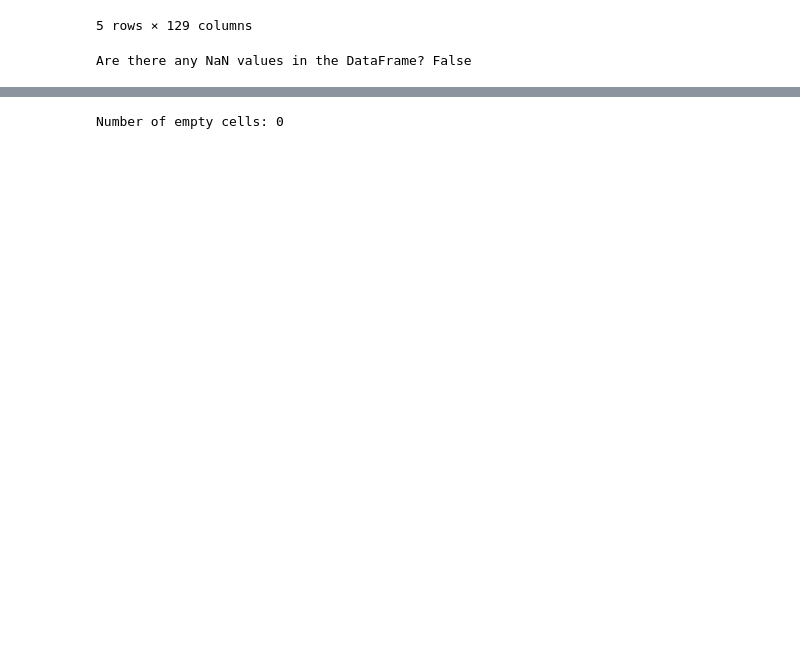
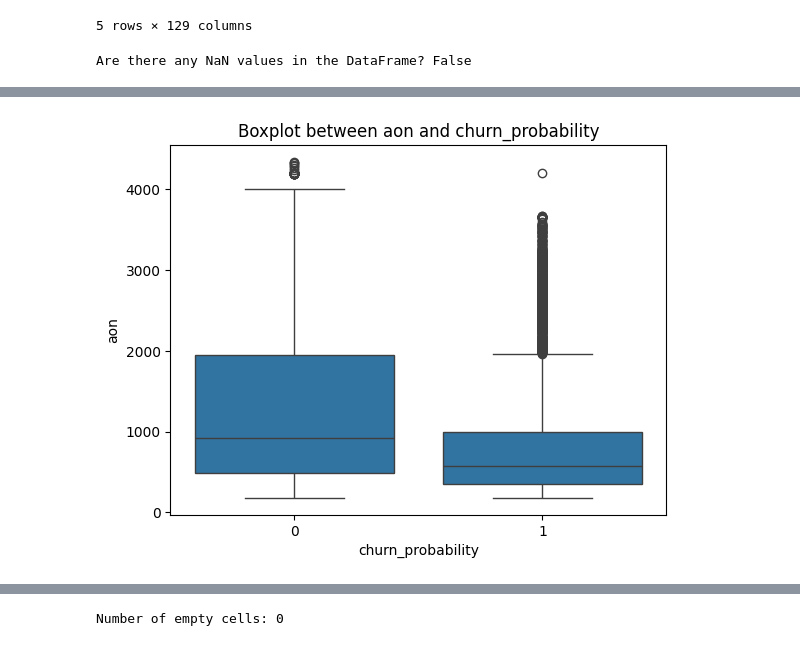
Before and after one commit to Vinaybora/Telecom-Churn-Prediction, a Jupyter notebook: eda.ipynb, the cells around one changed output, grey strips where cells are left out. Cells and saved outputs as stored; diff of their text form; code cells hidden in the pictures; blank space fills up the shorter version.

```diff
--- a/eda.ipynb
+++ b/eda.ipynb
@@ -202,3 +212,11 @@ Are there any NaN values in the DataFrame? False
+# %%
+#plot boxplot between aon and churn_probability
+import seaborn as sns
+sns.boxplot(x='churn_probability', y='aon', data=df)
+plt.title('Boxplot between aon and churn_probability')
+plt.show()
+# %% [output]
+[figure, added]
 # %%
 df.head()
 # %% [output]
```
Also changed, not shown: parts of 2 cells of this notebook, 1 other file.
